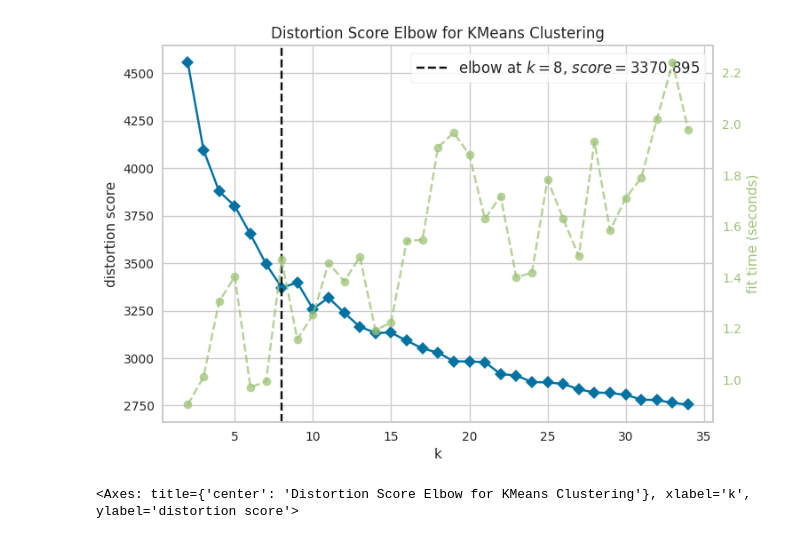
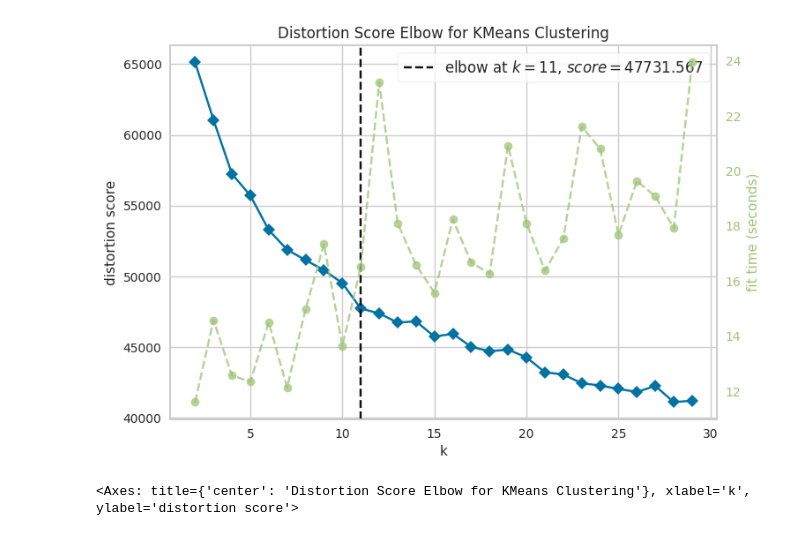
Before and after one commit to rik1599/mth-review-analysis, a Jupyter notebook: clusters.ipynb, the cells around one changed output. Drawn from its saved outputs; the diff is of its cells as text; code cells hidden in the pictures.

```diff
--- a/clusters.ipynb
+++ b/clusters.ipynb
@@ -1,19 +1,14 @@
 # %%
 import os
 import pandas as pd
-from tqdm import tqdm
+from tqdm.auto import tqdm
 
-directory = 'output/embeddings/'
+directory = 'output/embeddings_citations/'
 
 dfs = []
 for f in tqdm(os.listdir(directory)):
     if f.endswith('.csv'):
-        df = pd.read_csv(os.path.join(directory, f), header=None, index_col=0)
+        df = pd.read_csv(os.path.join(directory, f), header=None, index_col=False)
         dfs.append(df)
 
 df = pd.concat(dfs)
-
-# remove duplicates by index
-df = df[~df.index.duplicated(keep='first')]
-
-df
@@ -35,15 +15,15 @@ df
 # %%
 from sklearn.cluster import KMeans
 from yellowbrick.cluster import KElbowVisualizer
 import matplotlib.pyplot as plt
 
 plt.set_loglevel('error')
 
 model = KMeans()
-visualizer = KElbowVisualizer(model, k=(2, 35))
+visualizer = KElbowVisualizer(model, k=(2, 30))
 visualizer.fit(df.values)
 
 visualizer.show()
 # %% [output]
-[figure, old version]
+[figure, new version]
 <Axes: title={'center': 'Distortion Score Elbow for KMeans Clustering'}, xlabel='k', ylabel='distortion score'>
```
Also changed, not shown: parts of 3 cells of this notebook, 4 other files.
